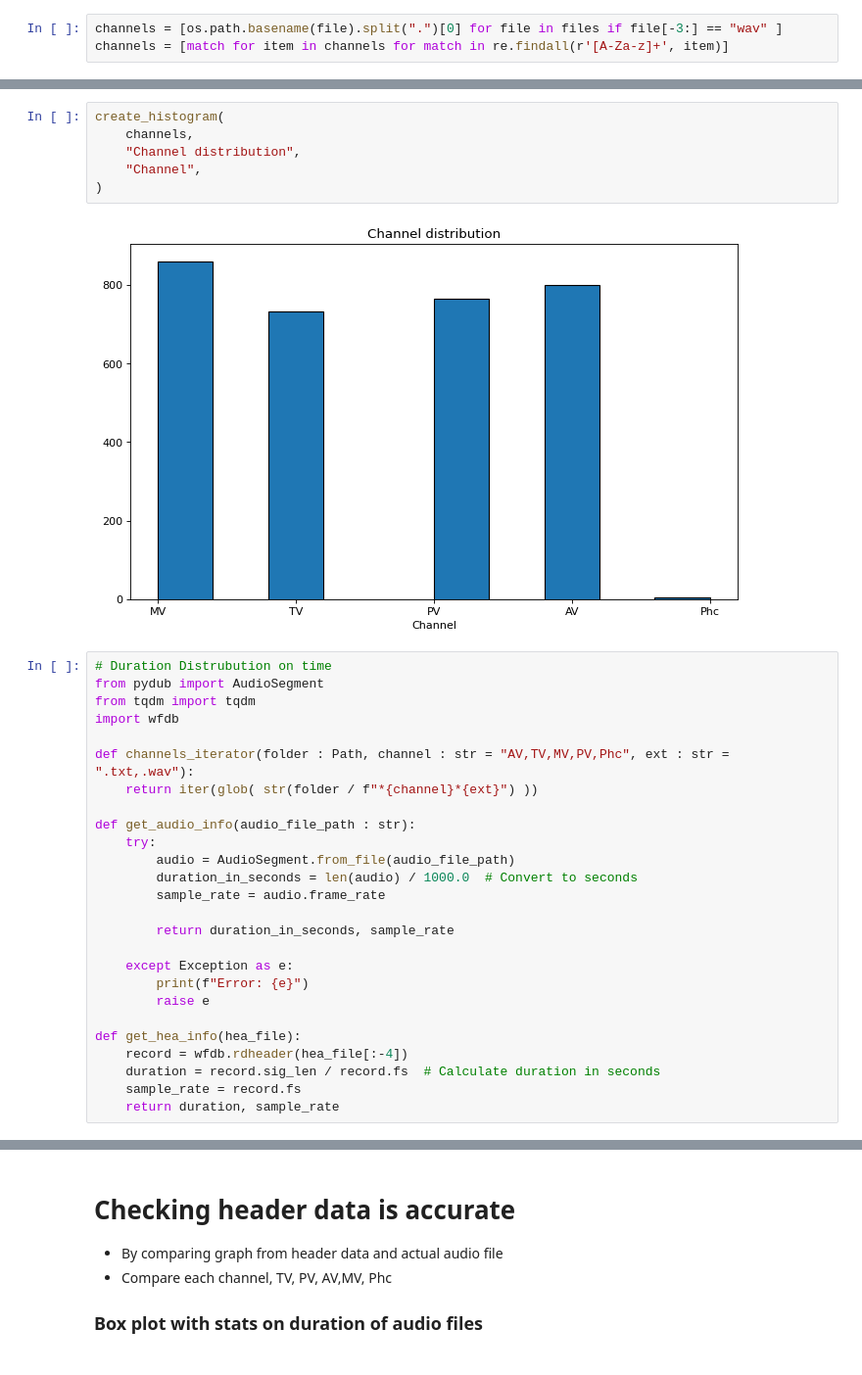
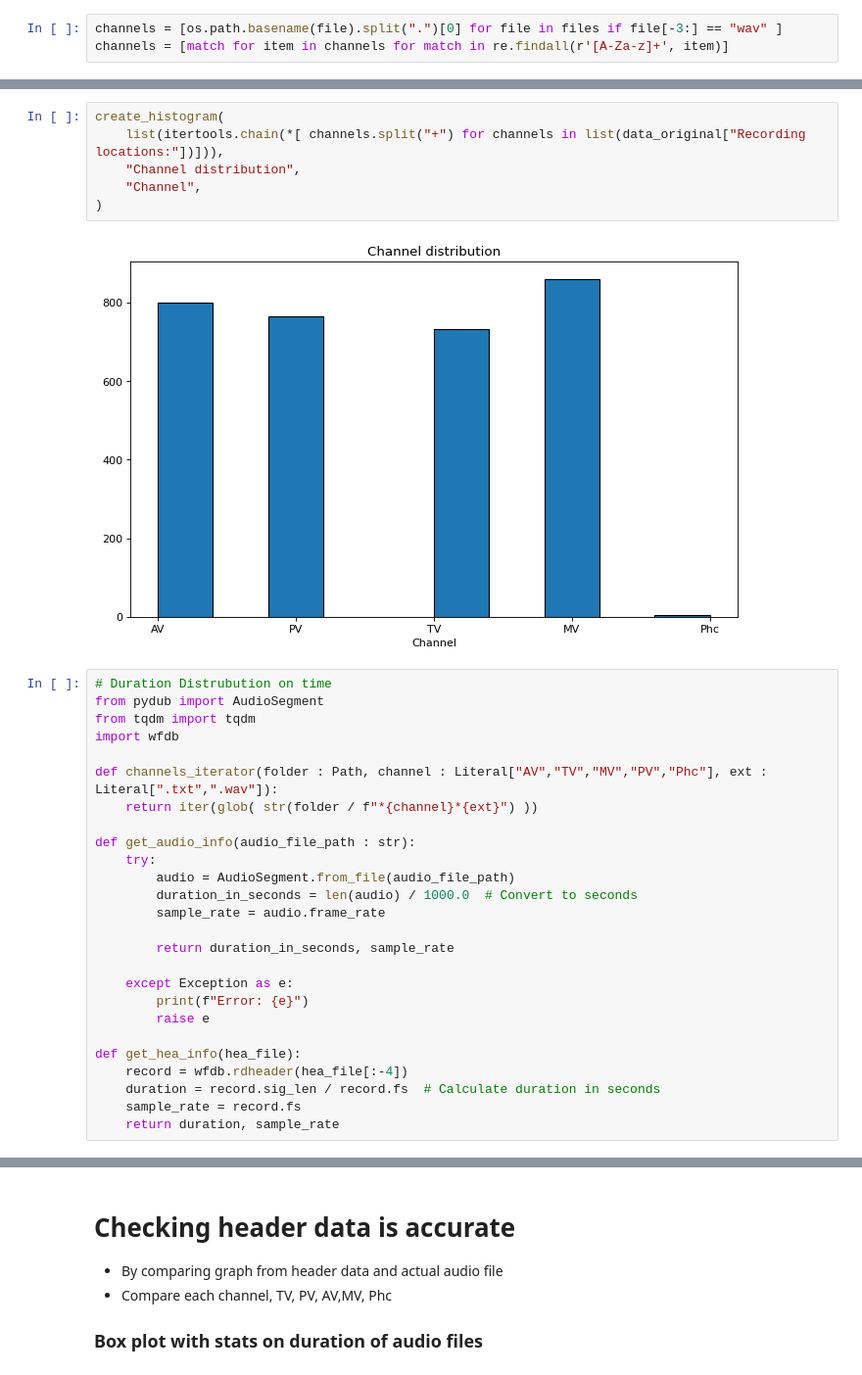
Before and after one commit to sharinkan/HeartDiseasePrediction, a Jupyter notebook: EDA/notebooks/EDA_Weijie.ipynb, the cells around one changed output, grey strips where cells are left out. Shown at 98% size. Saved outputs shown, nothing was run; the diff lists cells and outputs as text.

```diff
--- a/EDA/notebooks/EDA_Weijie.ipynb
+++ b/EDA/notebooks/EDA_Weijie.ipynb
@@ -172,18 +201,18 @@ channels = [match for item in channels for match in re.findall(r'[A-Za-z]+', ite
 # %%
 create_histogram(
-    channels,
+    list(itertools.chain(*[ channels.split("+") for channels in list(data_original["Recording locations:"])])),
     "Channel distribution",
     "Channel",
 )
 # %% [output]
-[figure, old version]
+[figure, new version]
 # %%
 # Duration Distrubution on time
 from pydub import AudioSegment
 from tqdm import tqdm
 import wfdb
 
-def channels_iterator(folder : Path, channel : str = "AV,TV,MV,PV,Phc", ext : str = ".txt,.wav"):
+def channels_iterator(folder : Path, channel : Literal["AV","TV","MV","PV","Phc"], ext : Literal[".txt",".wav"]):
     return iter(glob( str(folder / f"*{channel}*{ext}") ))
 
 def get_audio_info(audio_file_path : str):
```
Also changed, not shown: parts of 20 cells of this notebook, 2 other files.
